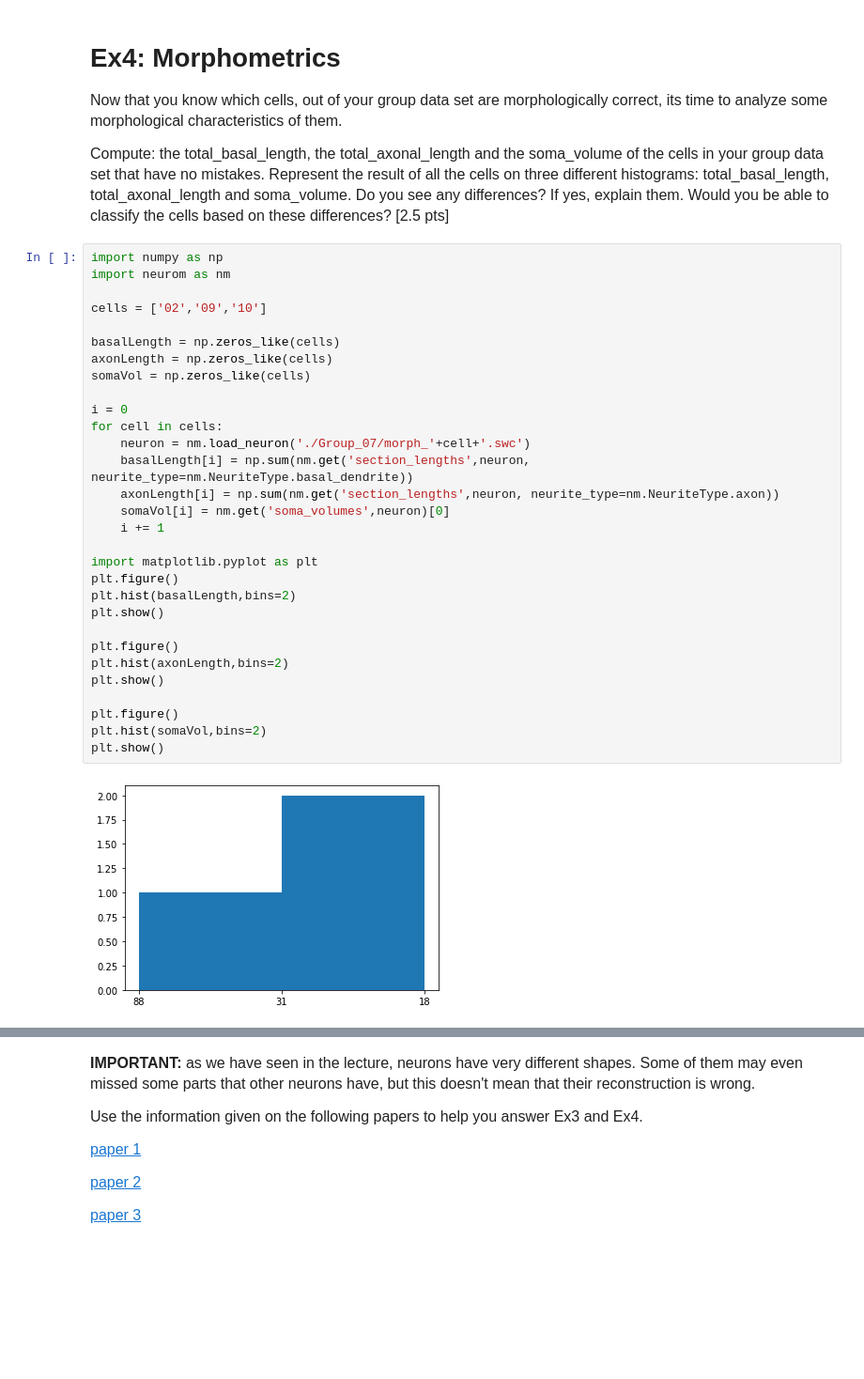
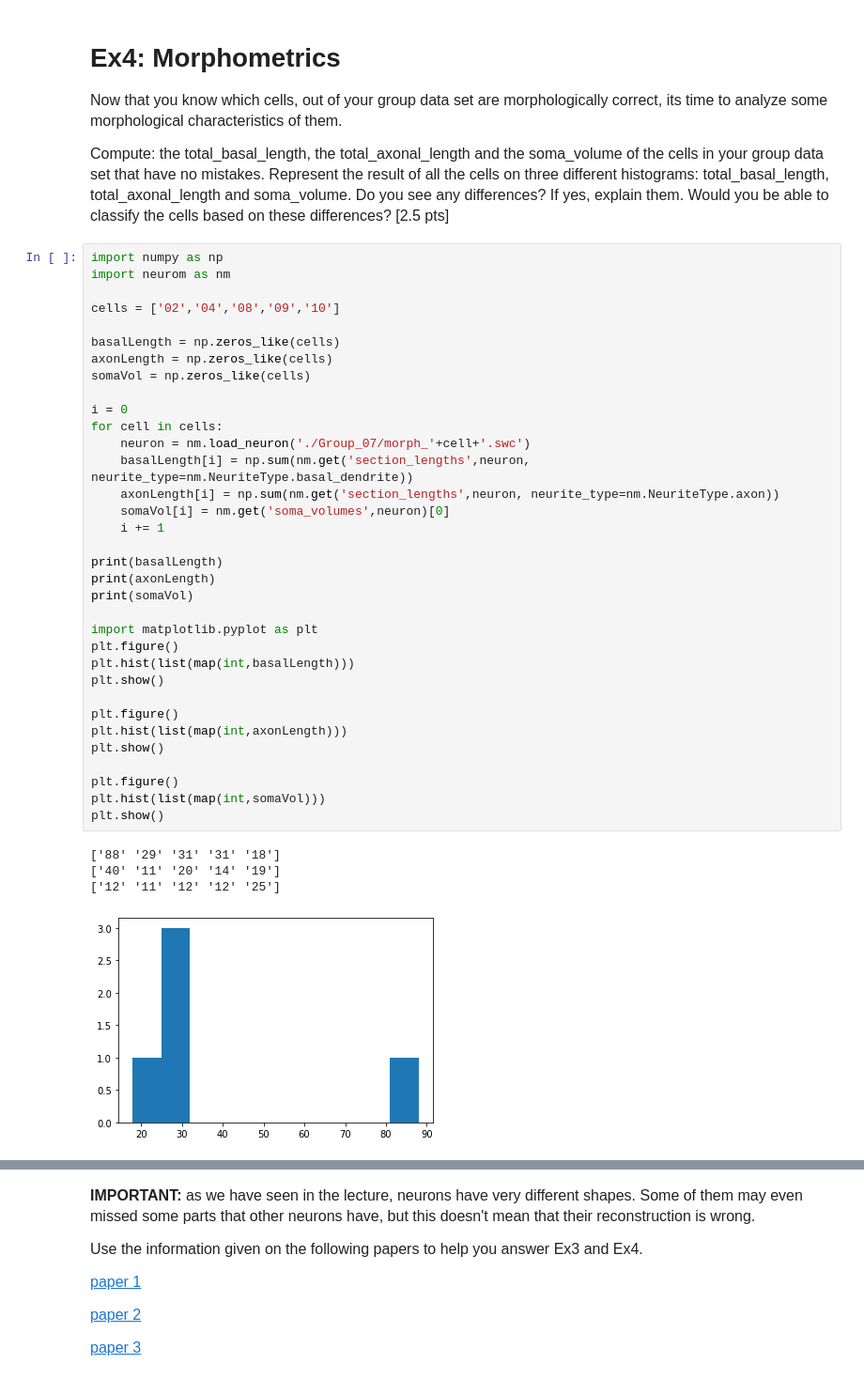
Before and after one commit to jjt20/InSilicoClass, a Jupyter notebook: my_notebooks/Week2/Week2_HomeWork.ipynb, the cells around one changed output, grey strips where cells are left out. Shown at 94% size. Saved outputs shown, nothing was run; the diff lists cells and outputs as text; blank space fills up the shorter version.

```diff
--- a/my_notebooks/Week2/Week2_HomeWork.ipynb
+++ b/my_notebooks/Week2/Week2_HomeWork.ipynb
@@ -254,32 +258,39 @@ Has apical dendrite can be corrected by adding the denderite of a similar type o
 # %%
 import numpy as np
 import neurom as nm
 
-cells = ['02','09','10']
+cells = ['02','04','08','09','10']
 
 basalLength = np.zeros_like(cells)
 axonLength = np.zeros_like(cells)
 somaVol = np.zeros_like(cells)
 
 i = 0
 for cell in cells:
     neuron = nm.load_neuron('./Group_07/morph_'+cell+'.swc')
     basalLength[i] = np.sum(nm.get('section_lengths',neuron, neurite_type=nm.NeuriteType.basal_dendrite))
     axonLength[i] = np.sum(nm.get('section_lengths',neuron, neurite_type=nm.NeuriteType.axon))
     somaVol[i] = nm.get('soma_volumes',neuron)[0]
     i += 1
 
+print(basalLength)
+print(axonLength)
+print(somaVol)
+
 import matplotlib.pyplot as plt
 plt.figure()
-plt.hist(basalLength,bins=2)
+plt.hist(list(map(int,basalLength)))
 plt.show()
 
 plt.figure()
-plt.hist(axonLength,bins=2)
+plt.hist(list(map(int,axonLength)))
 plt.show()
 
 plt.figure()
-plt.hist(somaVol,bins=2)
+plt.hist(list(map(int,somaVol)))
 plt.show()
 # %% [output]
+['88' '29' '31' '31' '18']
+['40' '11' '20' '14' '19']
+['12' '11' '12' '12' '25']
-[figure, old version]
+[figure, new version]
```
Also changed, not shown: parts of 5 cells of this notebook.
